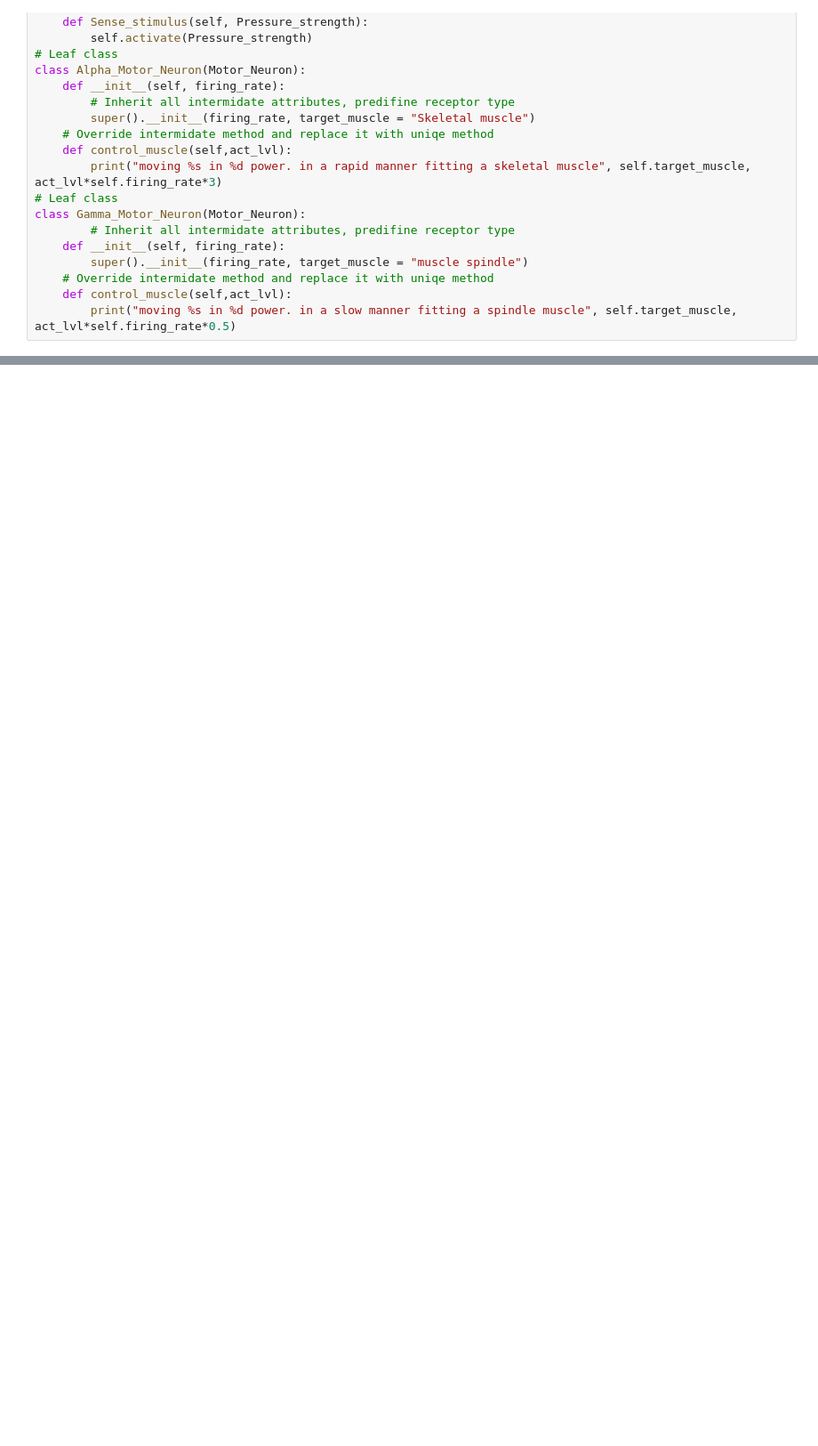
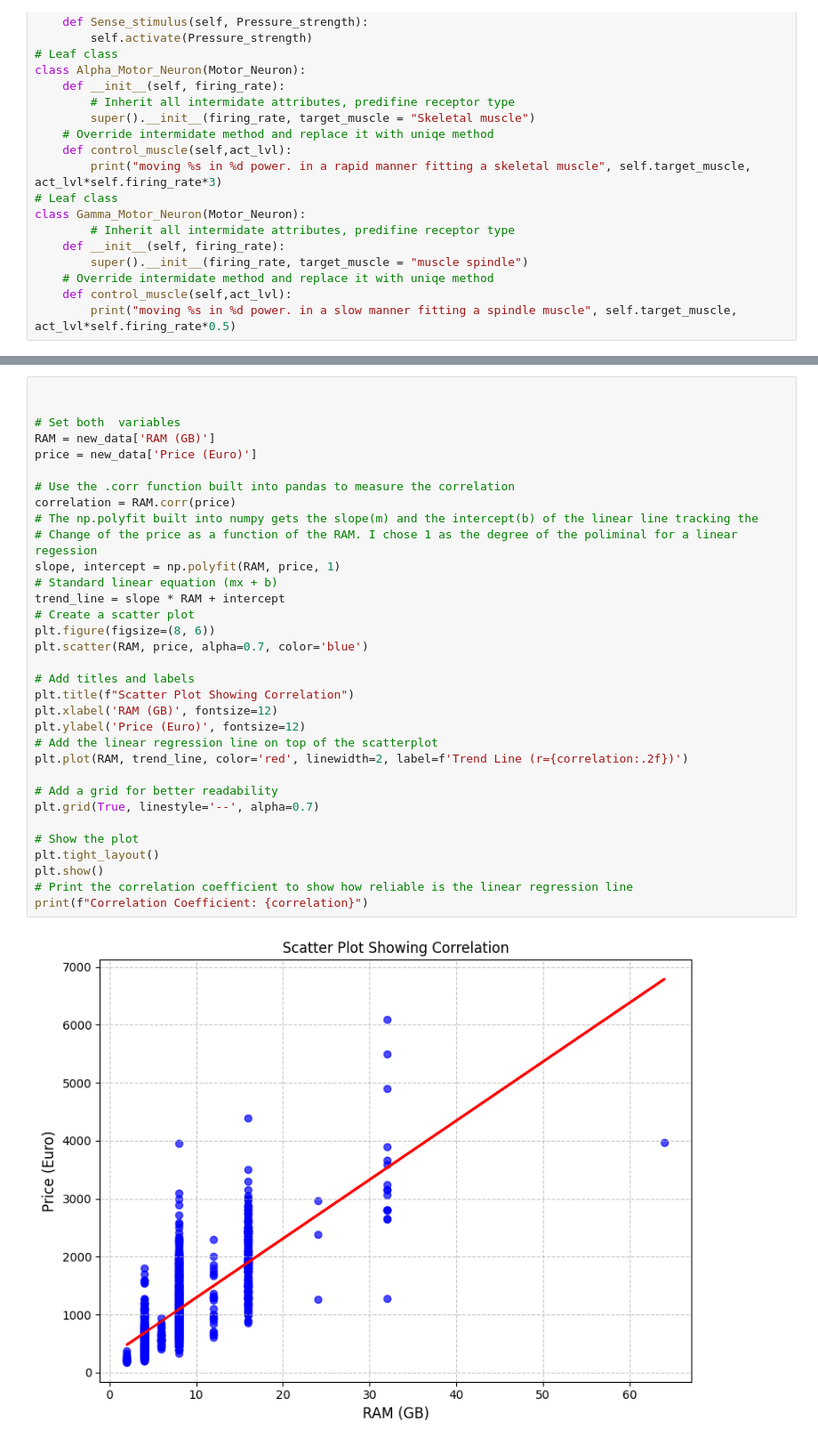
Before and after one commit to noamhed/miniproject, a Jupyter notebook: Ex01.ipynb, the cells around one changed output, grey strips where cells are left out. Shown: that part at 89% size. Drawn from its saved outputs; the diff is of its cells as text; blank space fills up the shorter version.

```diff
--- a/Ex01.ipynb
+++ b/Ex01.ipynb
@@ -70,0 +271,35 @@ hamod habibi
+# %%
+
+
+# Set both  variables
+RAM = new_data['RAM (GB)']
+price = new_data['Price (Euro)']
+
+# Use the .corr function built into pandas to measure the correlation
+correlation = RAM.corr(price)
+# The np.polyfit built into numpy gets the slope(m) and the intercept(b) of the linear line tracking the
+# Change of the price as a function of the RAM. I chose 1 as the degree of the poliminal for a linear regession
+slope, intercept = np.polyfit(RAM, price, 1)
+# Standard linear equation (mx + b)
+trend_line = slope * RAM + intercept
+# Create a scatter plot
+plt.figure(figsize=(8, 6))
+plt.scatter(RAM, price, alpha=0.7, color='blue')
+
+# Add titles and labels
+plt.title(f"Scatter Plot Showing Correlation")
+plt.xlabel('RAM (GB)', fontsize=12)
+plt.ylabel('Price (Euro)', fontsize=12)
+# Add the linear regression line on top of the scatterplot
+plt.plot(RAM, trend_line, color='red', linewidth=2, label=f'Trend Line (r={correlation:.2f})')
+
+# Add a grid for better readability
+plt.grid(True, linestyle='--', alpha=0.7)
+
+# Show the plot
+plt.tight_layout()
+plt.show()
+# Print the correlation coefficient to show how reliable is the linear regression line
+print(f"Correlation Coefficient: {correlation}")
+# %% [output]
+[figure, added]
```
Also changed, not shown: parts of 12 cells of this notebook.
